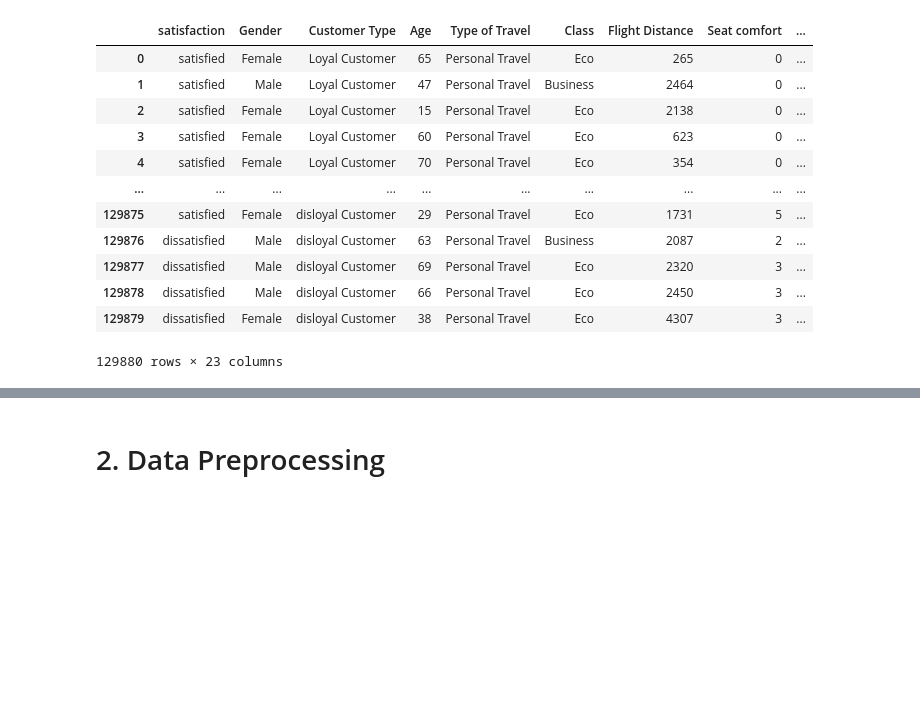
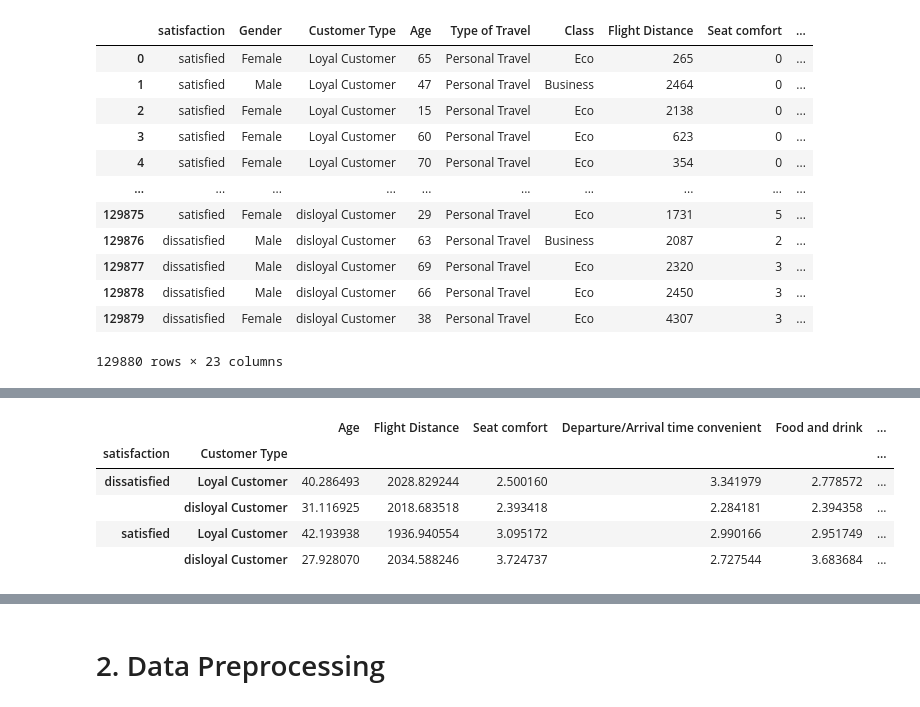
Before and after one commit to lotlouischoitslab/Airline_Satisfaction, a Jupyter notebook: airline_satisfication.ipynb, the cells around one changed output, grey strips where cells are left out. Saved outputs shown, nothing was run; the diff lists cells and outputs as text; code cells hidden in the pictures; blank space fills up the shorter version.

```diff
--- a/airline_satisfication.ipynb
+++ b/airline_satisfication.ipynb
@@ -66,0 +85,9 @@ for col in data.select_dtypes(include = 'object'):
+# %%
+data.groupby(['satisfaction', 'Customer Type']).mean()
+# %% [output]
+|  |  | Age | Flight Distance | Seat comfort | Departure/Arrival time convenient | Food and drink | ... |
+| satisfaction | Customer Type |  |  |  |  |  | ... |
+| dissatisfied | Loyal Customer | 40.286493 | 2028.829244 | 2.500160 | 3.341979 | 2.778572 | ... |
+|  | disloyal Customer | 31.116925 | 2018.683518 | 2.393418 | 2.284181 | 2.394358 | ... |
+| satisfied | Loyal Customer | 42.193938 | 1936.940554 | 3.095172 | 2.990166 | 2.951749 | ... |
+|  | disloyal Customer | 27.928070 | 2034.588246 | 3.724737 | 2.727544 | 3.683684 | ... |
```
Also changed, not shown: parts of 12 cells of this notebook.
